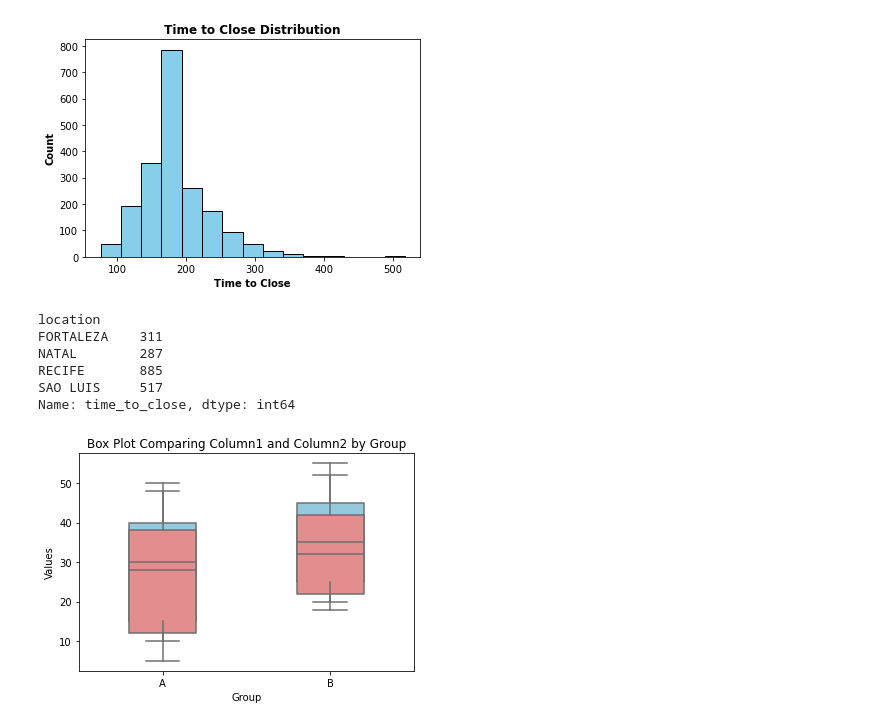
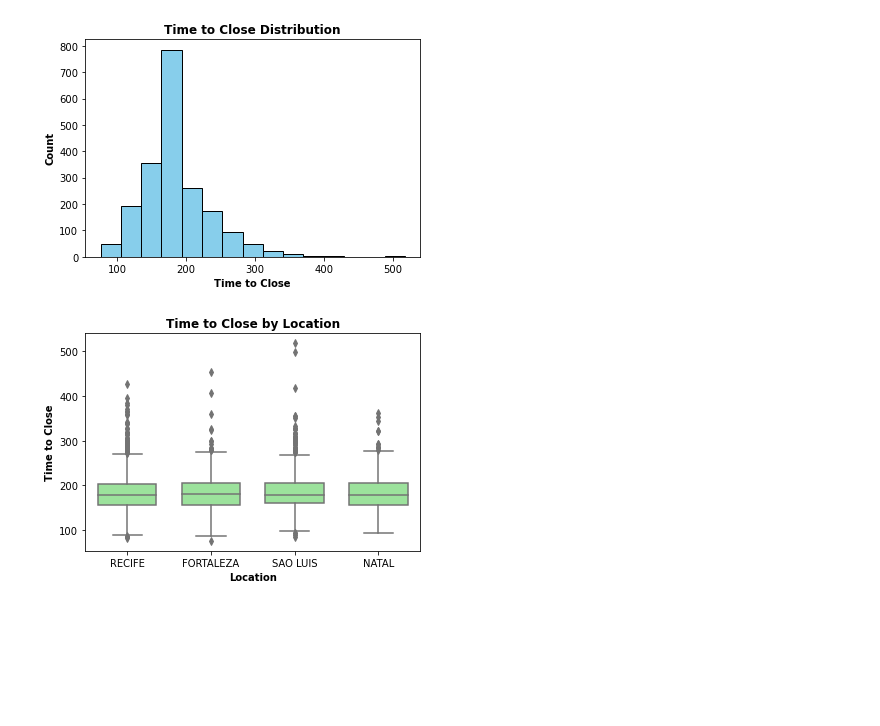
Before and after one commit to eduardo20calvo/Food_Claims_Process, a Jupyter notebook: food_claims_exploratory_analysis.ipynb, the cells around one changed output. Drawn from its saved outputs; the diff is of its cells as text; code cells hidden in the pictures; blank space fills up the shorter version.

Commit message:
Adding final graph to analysis

```diff
--- a/food_claims_exploratory_analysis.ipynb
+++ b/food_claims_exploratory_analysis.ipynb
@@ -280,38 +286,22 @@ plt.title('Time to Close Distribution', fontweight='bold')
 plt.show()
 # %% [output]
 [figure]
-# %%
-### TASK 4
-
-# Group the DataFrame by 'location'
-time_to_close_grouped = food_claims_df.groupby('location')
-
-# Compute count for each 'location'
-time_to_close_count = time_to_close_grouped['time_to_close'].count()
-
-# Print the count result
-print(time_to_close_count)
-# %% [output]
-location
-FORTALEZA    311
-NATAL        287
-RECIFE       885
-SAO LUIS     517
-Name: time_to_close, dtype: int64
 # %%
-# Create a DataFrame (replace this with your own DataFrame)
-
+#### TASK 4
 
 # Create a box plot using Seaborn, grouping by the 'Group' column
-sns.boxplot(data=df, x='Group', y='Column1', color='skyblue', width=0.4)
+sns.boxplot(data=food_claims_df, x='location', y='time_to_close', color='lightgreen', width=0.7)
 
 
 # Add labels and a title
-plt.xlabel('Group')
-plt.ylabel('Values')
-plt.title('Box Plot Comparing Column1 and Column2 by Group')
+plt.xlabel('Location', fontweight='bold')
+plt.ylabel('Time to Close', fontweight='bold')
+plt.title('Time to Close by Location', fontweight='bold')
+
+# Save the plot as a PNG file
+plt.savefig('time_vs_location.png')
 
 # Show the plot
 plt.show()
 # %% [output]
-[figure, old version]
+[figure, new version]
```
Also changed, not shown: parts of 3 cells of this notebook, 3 other files.
